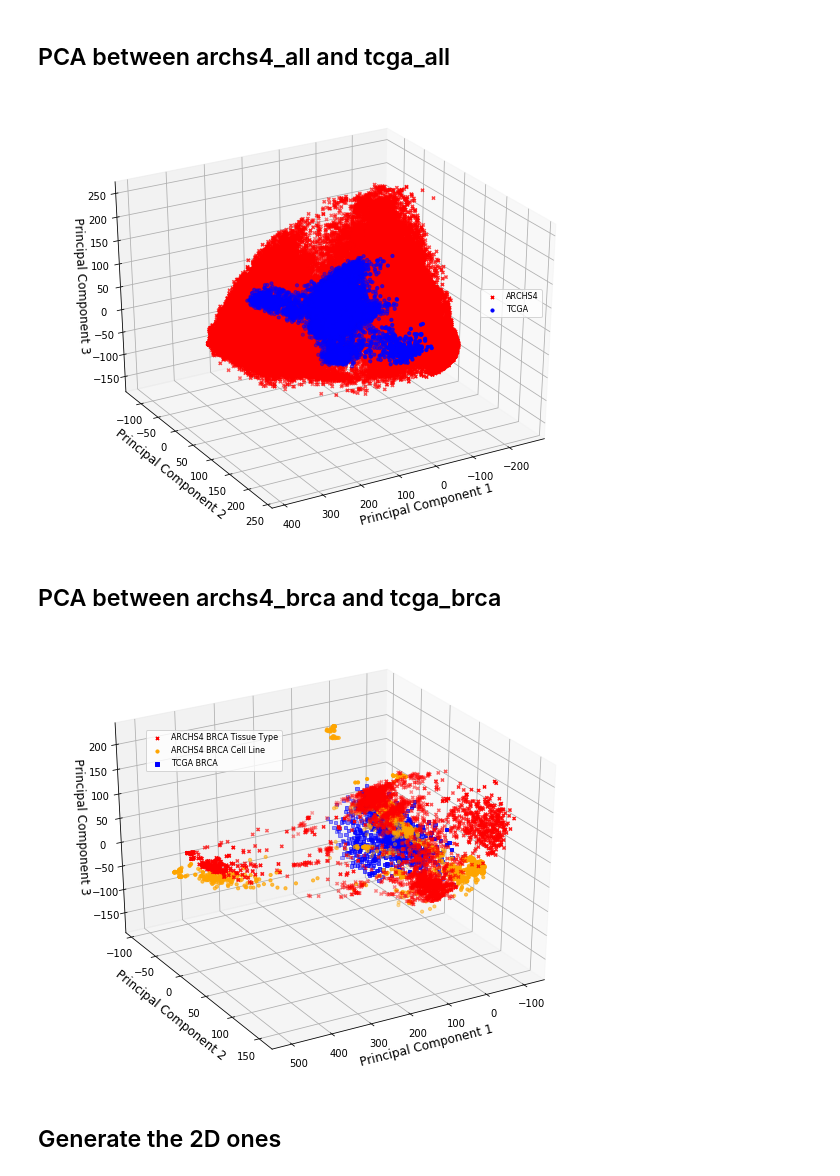
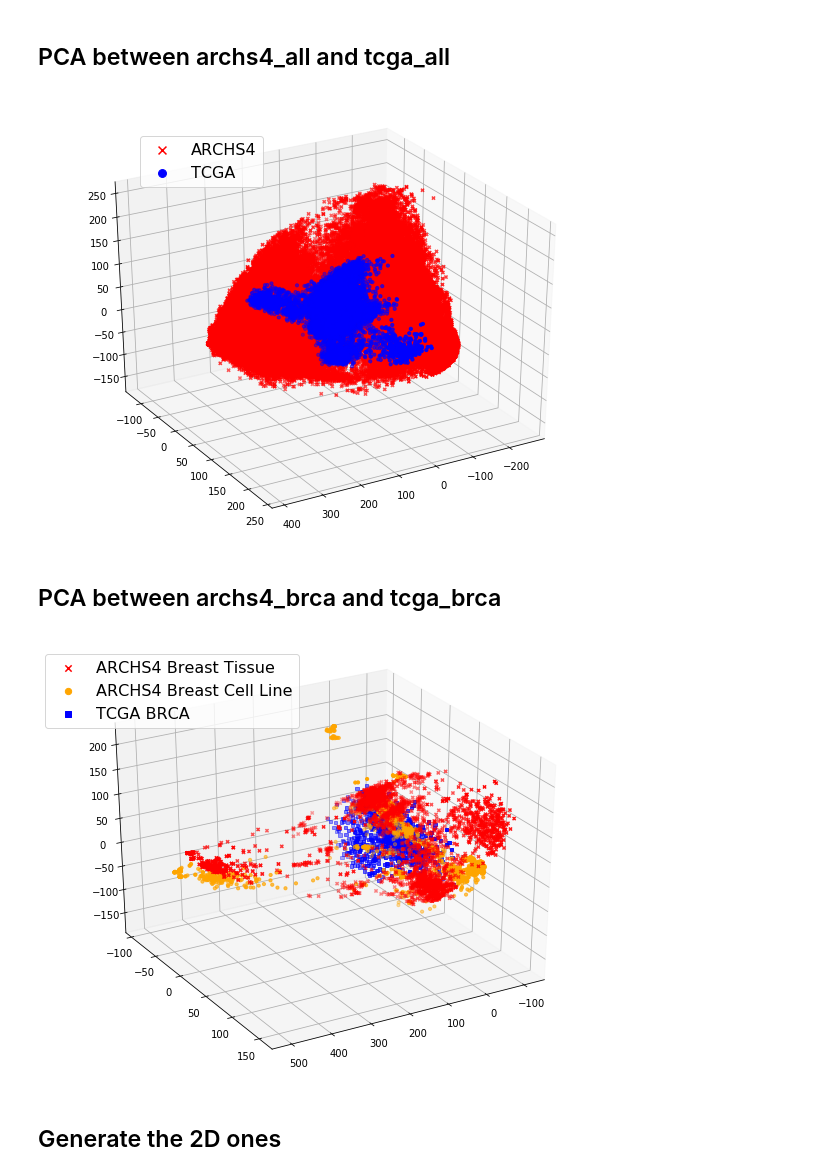
Before and after one commit to DEIB-GECO/brca_subtype, a Jupyter notebook: notebooks/pca_paper_figures.ipynb, the cells around one changed output. Drawn from its saved outputs; the diff is of its cells as text; code cells hidden in the pictures.

```diff
--- a/notebooks/pca_paper_figures.ipynb
+++ b/notebooks/pca_paper_figures.ipynb
@@ -34,9 +34,6 @@ tcga_comp_df = pd.DataFrame(tcga_full_comp, columns = ['principal component 1',
 # %%
 fig = plt.figure(figsize = (10,8))
 ax = fig.add_subplot(111, projection='3d')
-ax.set_xlabel('Principal Component 1', fontsize = 12, fontname='Times New Roman')
-ax.set_ylabel('Principal Component 2', fontsize = 12, fontname='Times New Roman')
-ax.set_zlabel('Principal Component 3', fontsize = 12, fontname='Times New Roman')
 #ax.set_title('2 component PCA', fontsize = 20, fontname='Times New Roman')
 
 archs4_plot = ax.scatter(archs4_comp_df['principal component 1'] , archs4_comp_df['principal component 2'], archs4_comp_df['principal component 3'], marker="x", c = 'red', s = 10, rasterized=True)
@@ -45,14 +42,15 @@ tcga_plot = ax.scatter(tcga_comp_df['principal component 1'] , tcga_comp_df['pri
 ax.legend((archs4_plot, tcga_plot),
            ('ARCHS4', 'TCGA'),
            scatterpoints=1,
-           loc=(0.78,0.5),
+           markerscale=2.5,
+           loc=(0.17,0.8),
            ncol=1,
-           fontsize=8)
+           fontsize=16)
 ax.grid()
 
 ax.view_init(30, 60)
 # %% [output]
-[figure, old version]
+[figure, new version]
 # %% [markdown]
 ## PCA between archs4_brca and tcga_brca
 # %%
@@ -68,25 +66,23 @@ tcga_brca_comp_df = pd.DataFrame(tcga_brca_comp, columns = ['principal component
 # %%
 fig = plt.figure(figsize = (10,8))
 ax = fig.add_subplot(111, projection='3d')
-ax.set_xlabel('Principal Component 1', fontsize = 12, fontname='Times New Roman')
-ax.set_ylabel('Principal Component 2', fontsize = 12, fontname='Times New Roman')
-ax.set_zlabel('Principal Component 3', fontsize = 12, fontname='Times New Roman')
 #ax.set_title('2 component PCA', fontsize = 20, fontname='Times New Roman')
 
 brca_tissue = ax.scatter(archs4_brca_tissue_comp_df['principal component 1'] , archs4_brca_tissue_comp_df['principal component 2'], archs4_brca_tissue_comp_df['principal component 3'], c = 'red', marker="x", s = 10)
 brca_cell_line = ax.scatter(archs4_brca_cell_comp_df['principal component 1'] , archs4_brca_cell_comp_df['principal component 2'], archs4_brca_cell_comp_df['principal component 3'], c = 'orange', marker="o", s = 10)
 tcga_brca = ax.scatter(tcga_brca_comp_df['principal component 1'] , tcga_brca_comp_df['principal component 2'], tcga_brca_comp_df['principal component 3'], c = 'blue', marker="s", s = 10)
 ax.legend((brca_tissue, brca_cell_line, tcga_brca),
-           ('ARCHS4 BRCA Tissue Type', 'ARCHS4 BRCA Cell Line', 'TCGA BRCA'),
+           ('ARCHS4 Breast Tissue', 'ARCHS4 Breast Cell Line', 'TCGA BRCA'),
            scatterpoints=1,
-           loc=(0.18,0.7),
+           markerscale=2,
+           loc=(0,0.8),
            ncol=1,
-           fontsize=8)
+           fontsize=16)
 ax.grid()
 
 ax.view_init(30, 60)
 # %% [output]
-[figure, old version]
+[figure, new version]
 # %% [markdown]
 ## Generate the 2D ones
 # %%
```
Also changed, not shown: parts of 1 cell of this notebook, 4 other files.
